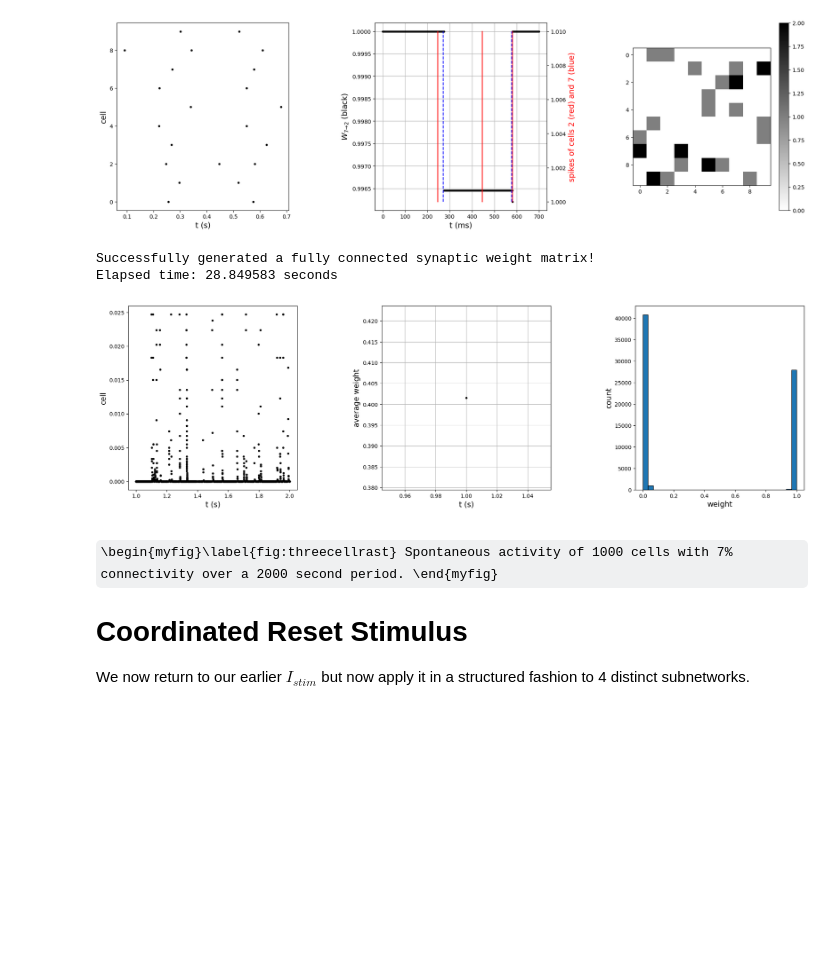
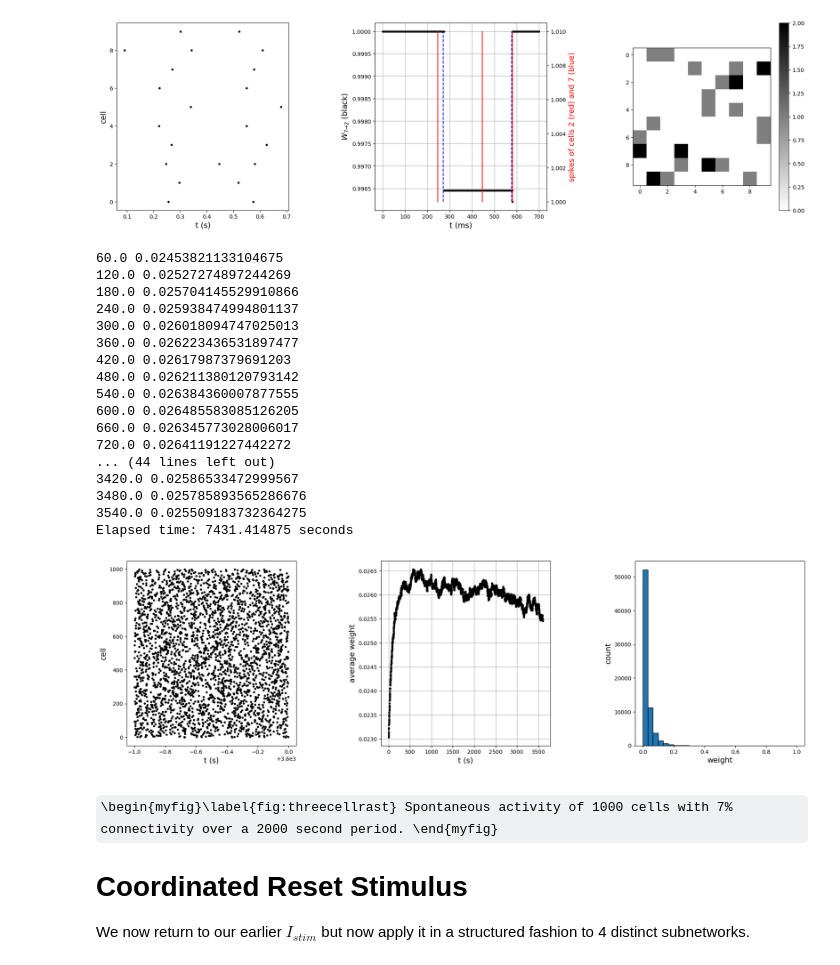
Before and after one commit to steve-cox-LA/EGlove, a Jupyter notebook: TassPlatform.ipynb, the cells around one changed output. Cells and saved outputs as stored; diff of their text form; code cells hidden in the pictures; some formulas as TeX source; blank space fills up the shorter version.

```diff
--- a/TassPlatform.ipynb
+++ b/TassPlatform.ipynb
@@ -1179,7 +1179,7 @@ plt.subplots_adjust(right=3, left=0.25, wspace=0.5, top=1, bottom=0)
 
 rng = np.random.default_rng(12345)    # fixed random number generator
 
-Tfin = 2*1e3
+Tfin = 60*60*1e3
 dt = 0.1
 Nt = math.ceil(Tfin/dt)
 tausyn = 1
@@ -1195,9 +1195,9 @@ gleak = 0.02
 Vrest = -38
 Cm = rng.normal(3, 3*0.05, N)   #
 
-if True:
+if False:
     is_connected = False
-    HiFrac = 0.4
+    HiFrac = 0.5
 
     while not is_connected:  # Generate a fully connected sparse {0,1} weight matrix without self connections
 
@@ -1216,7 +1216,7 @@ if True:
 
 else:
 
-    W = sp.sparse.load_npz('Wsp17As.npz')
+    W = sp.sparse.load_npz('Wp5s2000s3600.npz')
     W.data += 1  # raise weights by 1 to take {1,2}
 
 
@@ -1326,34 +1326,50 @@ for j in range(1,Nt):
         pre = W.indices[start:end]
         Delta = T[pre] + td - t   # (t_pre + td) - t_post
         Delta = np.where(Delta>0, -1e6, Delta)
         dW = delta*np.exp(Delta/tau_plus)
         W.data[start:end] += dW   # *(1-W[ind, p])
         W.data[start:end] = np.clip(W.data[start:end], 0.0, 1.0)
 
+    #ax1.plot(t/1000, g_noise[0],'k.',markersize=6)   # confirm f_noise = 20
 
     if j % 1e4 == 0:
         ax2.plot(t/1000, W.data.mean(), 'k.')
 
     if j % (10*60*1e3) == 0:
         print(t/1000, W.data.mean())
 
 ax1.set_xlabel('t (s)',fontsize=14)
 ax1.set_ylabel('cell', color='k', fontsize=14)
 
 ax2.set_xlabel('t (s)',fontsize=14)
 ax2.set_ylabel('average weight', color='k', fontsize=14)
 ax2.grid('on')
 
 ax3.hist(W.data, 30, density=False, edgecolor='black')
 ax3.set_xlabel('weight',fontsize=14)
 ax3.set_ylabel('count',fontsize=14)
 
 end_time = time.perf_counter()
 print(f"Elapsed time: {end_time - start_time:.6f} seconds")
 
 #sp.sparse.save_npz('Wsp17AsAq.npz', W)
 # %% [output]
-Successfully generated a fully connected synaptic weight matrix!
-Elapsed time: 28.849583 seconds
+60.0 0.02453821133104675
+120.0 0.02527274897244269
+180.0 0.025704145529910866
+240.0 0.025938474994801137
+300.0 0.026018094747025013
+360.0 0.026223436531897477
+420.0 0.02617987379691203
+480.0 0.026211380120793142
+540.0 0.026384360007877555
+600.0 0.026485583085126205
+660.0 0.026345773028006017
+720.0 0.02641191227442272
+... (44 lines left out)
+3420.0 0.02586533472999567
+3480.0 0.025785893565286676
+3540.0 0.025509183732364275
+Elapsed time: 7431.414875 seconds
-[figure, old version]
+[figure, new version]
 # %%
```
Also changed, not shown: parts of 7 cells of this notebook, 3 other files.
